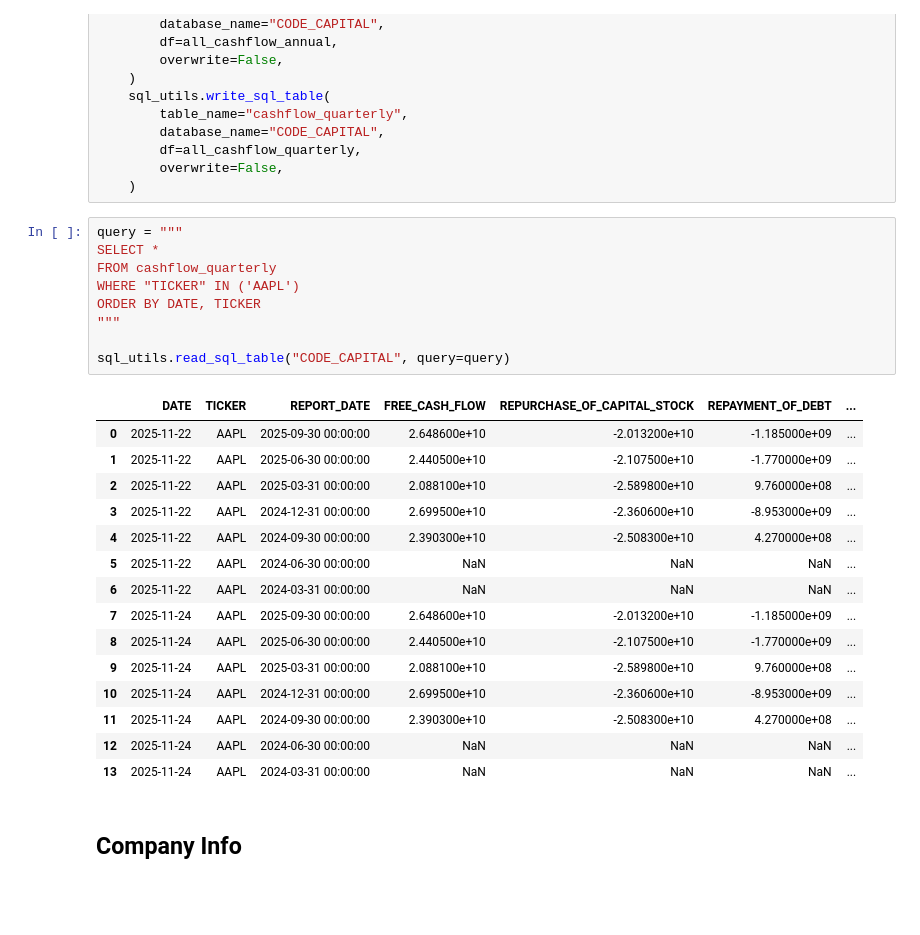
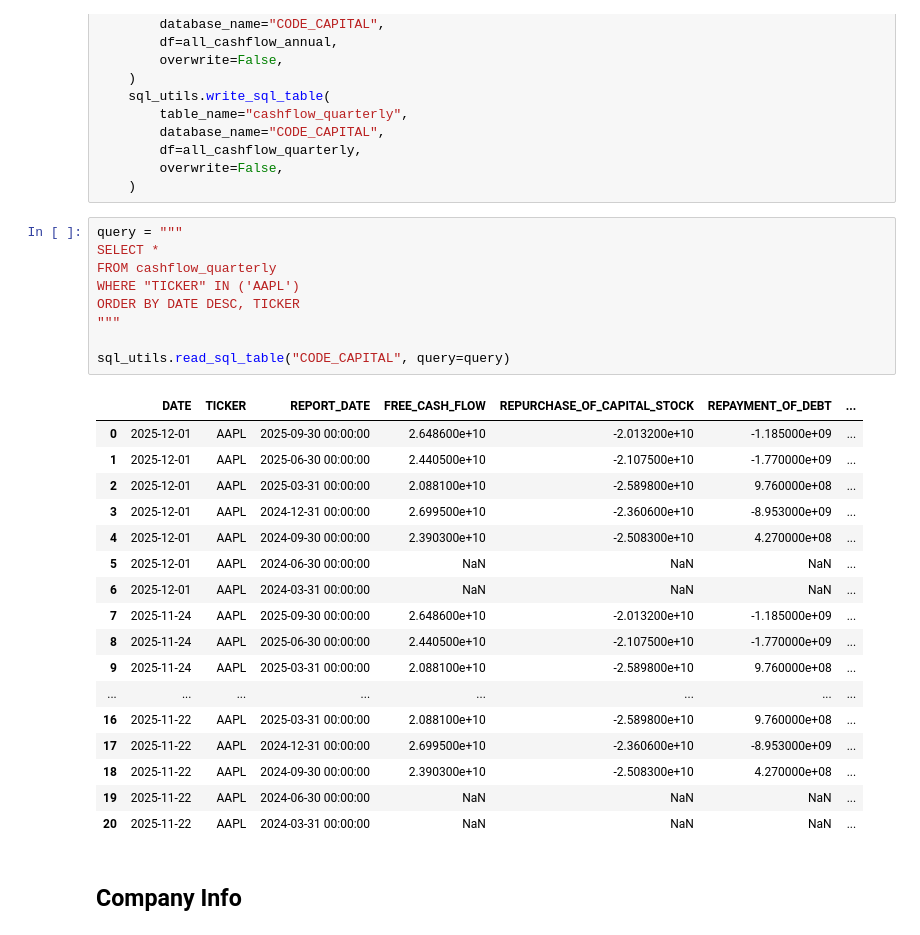
Before and after one commit to Code-And-Capital/finance, a Jupyter notebook: notebooks/pull_data.ipynb, the cells around one changed output. Saved outputs shown, nothing was run; the diff lists cells and outputs as text; blank space fills up the shorter version.

```diff
--- a/notebooks/pull_data.ipynb
+++ b/notebooks/pull_data.ipynb
@@ -267,27 +269,29 @@ if run:
 # %%
 query = """
 SELECT *
 FROM cashflow_quarterly
 WHERE "TICKER" IN ('AAPL')
-ORDER BY DATE, TICKER
+ORDER BY DATE DESC, TICKER
 """
 
 sql_utils.read_sql_table("CODE_CAPITAL", query=query)
 # %% [output]
 |  | DATE | TICKER | REPORT_DATE | FREE_CASH_FLOW | REPURCHASE_OF_CAPITAL_STOCK | REPAYMENT_OF_DEBT | ... |
-| 0 | 2025-11-22 | AAPL | 2025-09-30 00:00:00 | 2.648600e+10 | -2.013200e+10 | -1.185000e+09 | ... |
-| 1 | 2025-11-22 | AAPL | 2025-06-30 00:00:00 | 2.440500e+10 | -2.107500e+10 | -1.770000e+09 | ... |
-| 2 | 2025-11-22 | AAPL | 2025-03-31 00:00:00 | 2.088100e+10 | -2.589800e+10 | 9.760000e+08 | ... |
-| 3 | 2025-11-22 | AAPL | 2024-12-31 00:00:00 | 2.699500e+10 | -2.360600e+10 | -8.953000e+09 | ... |
-| 4 | 2025-11-22 | AAPL | 2024-09-30 00:00:00 | 2.390300e+10 | -2.508300e+10 | 4.270000e+08 | ... |
-| 5 | 2025-11-22 | AAPL | 2024-06-30 00:00:00 | NaN | NaN | NaN | ... |
-| 6 | 2025-11-22 | AAPL | 2024-03-31 00:00:00 | NaN | NaN | NaN | ... |
+| 0 | 2025-12-01 | AAPL | 2025-09-30 00:00:00 | 2.648600e+10 | -2.013200e+10 | -1.185000e+09 | ... |
+| 1 | 2025-12-01 | AAPL | 2025-06-30 00:00:00 | 2.440500e+10 | -2.107500e+10 | -1.770000e+09 | ... |
+| 2 | 2025-12-01 | AAPL | 2025-03-31 00:00:00 | 2.088100e+10 | -2.589800e+10 | 9.760000e+08 | ... |
+| 3 | 2025-12-01 | AAPL | 2024-12-31 00:00:00 | 2.699500e+10 | -2.360600e+10 | -8.953000e+09 | ... |
+| 4 | 2025-12-01 | AAPL | 2024-09-30 00:00:00 | 2.390300e+10 | -2.508300e+10 | 4.270000e+08 | ... |
+| 5 | 2025-12-01 | AAPL | 2024-06-30 00:00:00 | NaN | NaN | NaN | ... |
+| 6 | 2025-12-01 | AAPL | 2024-03-31 00:00:00 | NaN | NaN | NaN | ... |
 | 7 | 2025-11-24 | AAPL | 2025-09-30 00:00:00 | 2.648600e+10 | -2.013200e+10 | -1.185000e+09 | ... |
 | 8 | 2025-11-24 | AAPL | 2025-06-30 00:00:00 | 2.440500e+10 | -2.107500e+10 | -1.770000e+09 | ... |
 | 9 | 2025-11-24 | AAPL | 2025-03-31 00:00:00 | 2.088100e+10 | -2.589800e+10 | 9.760000e+08 | ... |
-| 10 | 2025-11-24 | AAPL | 2024-12-31 00:00:00 | 2.699500e+10 | -2.360600e+10 | -8.953000e+09 | ... |
-| 11 | 2025-11-24 | AAPL | 2024-09-30 00:00:00 | 2.390300e+10 | -2.508300e+10 | 4.270000e+08 | ... |
-| 12 | 2025-11-24 | AAPL | 2024-06-30 00:00:00 | NaN | NaN | NaN | ... |
-| 13 | 2025-11-24 | AAPL | 2024-03-31 00:00:00 | NaN | NaN | NaN | ... |
+| ... | ... | ... | ... | ... | ... | ... | ... |
+| 16 | 2025-11-22 | AAPL | 2025-03-31 00:00:00 | 2.088100e+10 | -2.589800e+10 | 9.760000e+08 | ... |
+| 17 | 2025-11-22 | AAPL | 2024-12-31 00:00:00 | 2.699500e+10 | -2.360600e+10 | -8.953000e+09 | ... |
+| 18 | 2025-11-22 | AAPL | 2024-09-30 00:00:00 | 2.390300e+10 | -2.508300e+10 | 4.270000e+08 | ... |
+| 19 | 2025-11-22 | AAPL | 2024-06-30 00:00:00 | NaN | NaN | NaN | ... |
+| 20 | 2025-11-22 | AAPL | 2024-03-31 00:00:00 | NaN | NaN | NaN | ... |
 # %% [markdown]
 ## Company Info
```
Also changed, not shown: parts of 6 cells of this notebook, 4 other files.
